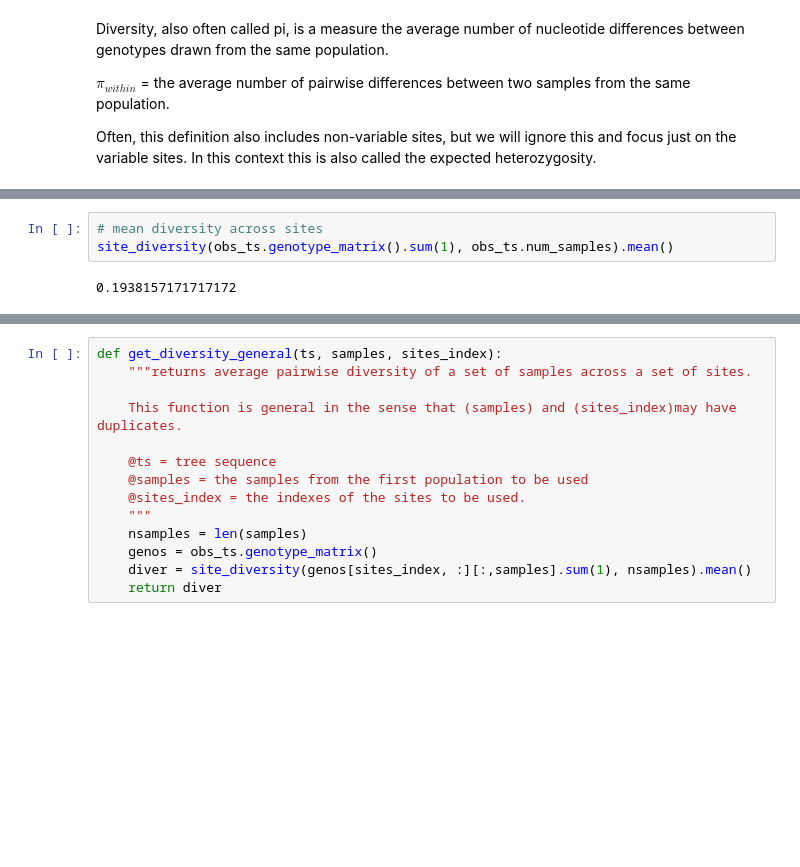
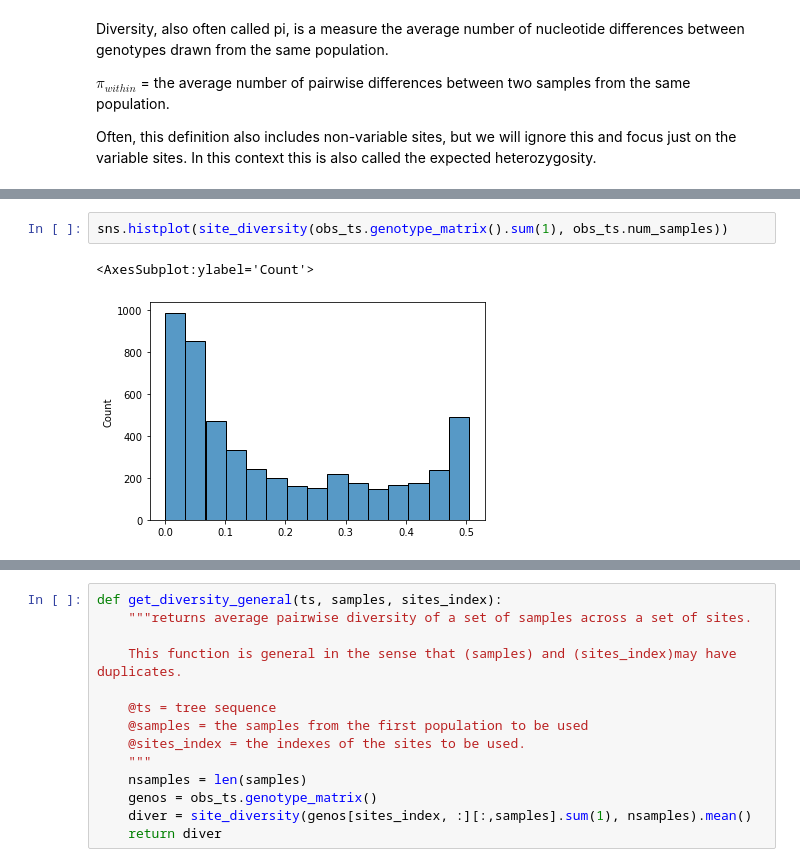
Before and after one commit to rwaples/resampling, a Jupyter notebook: resample.aug5.ipynb, the cells around one changed output, grey strips where cells are left out. Saved outputs shown, nothing was run; the diff lists cells and outputs as text; blank space fills up the shorter version.

```diff
--- a/resample.aug5.ipynb
+++ b/resample.aug5.ipynb
@@ -196,8 +201,8 @@ array([0.0959596 , 0.05878788, 0.02      , ..., 0.36848485, 0.13151515,
 # %%
-# mean diversity across sites
-site_diversity(obs_ts.genotype_matrix().sum(1), obs_ts.num_samples).mean()
+sns.histplot(site_diversity(obs_ts.genotype_matrix().sum(1), obs_ts.num_samples))
 # %% [output]
-0.1938157171717172
+<AxesSubplot:ylabel='Count'>
+[figure, added]
 # %%
 # you can also get this with the tskit API, but this wont allow repeated sites or samples
 obs_ts.diversity(span_normalise = False, windows = 'sites')
```
Also changed, not shown: parts of 24 cells of this notebook.
